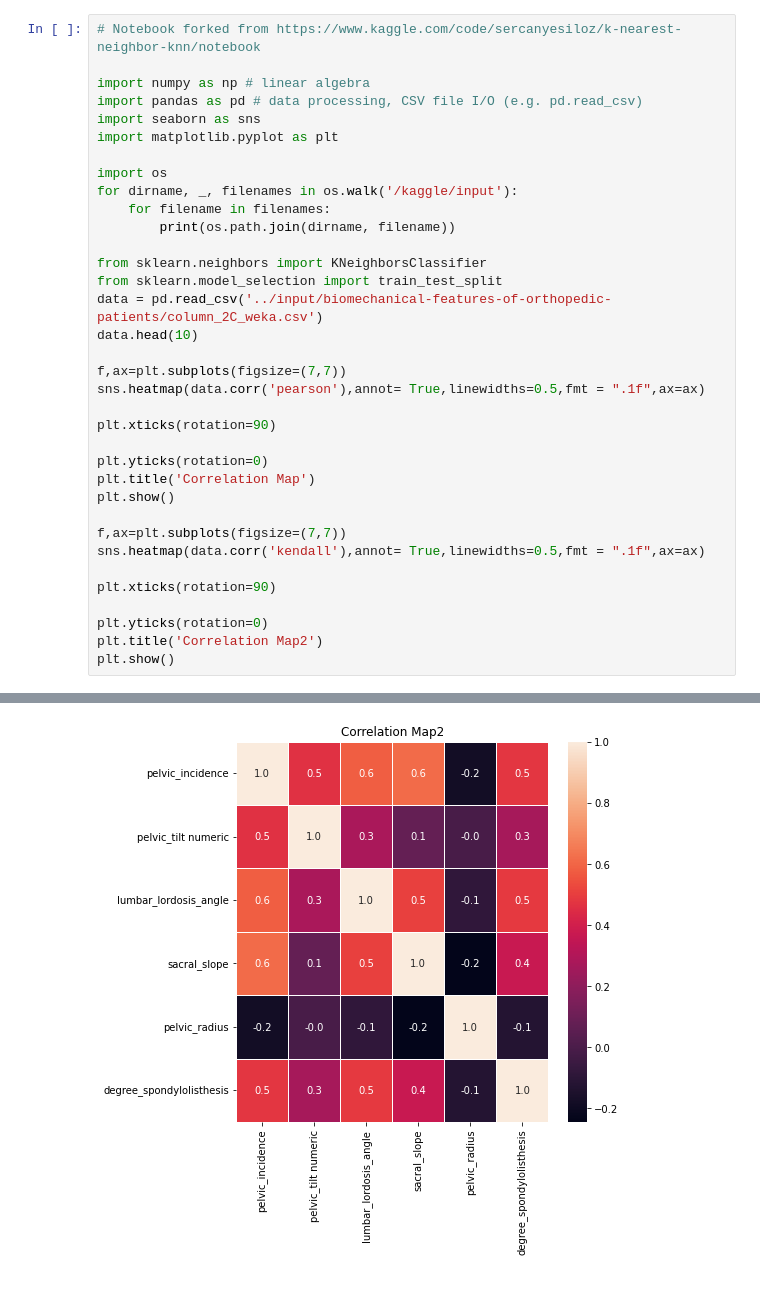
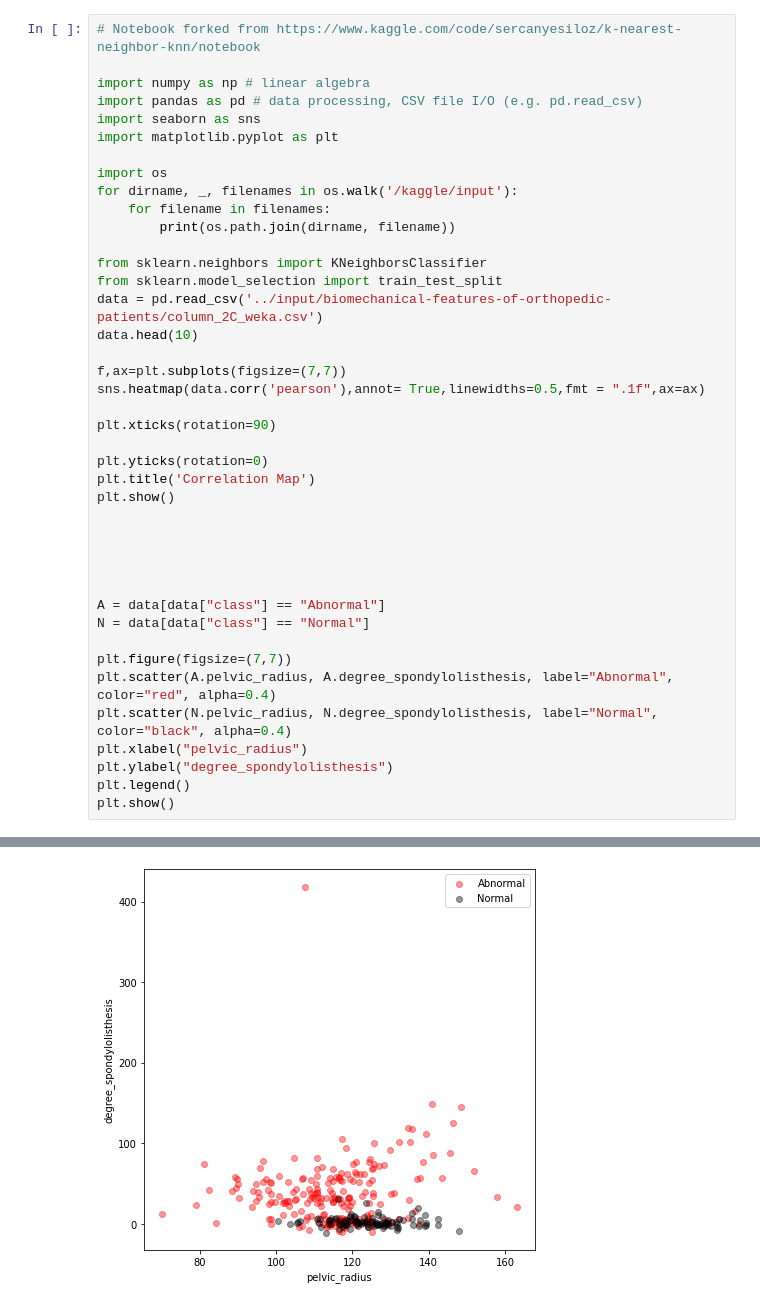
Before and after one commit to loka1282/KaggleCodes, a Jupyter notebook: knn-example.ipynb, the cells around one changed output, grey strips where cells are left out. Saved outputs shown, nothing was run; the diff lists cells and outputs as text.

```diff
--- a/knn-example.ipynb
+++ b/knn-example.ipynb
@@ -5,36 +5,42 @@ import numpy as np # linear algebra
 import pandas as pd # data processing, CSV file I/O (e.g. pd.read_csv)
 import seaborn as sns
 import matplotlib.pyplot as plt
 
 import os
 for dirname, _, filenames in os.walk('/kaggle/input'):
     for filename in filenames:
         print(os.path.join(dirname, filename))
 
 from sklearn.neighbors import KNeighborsClassifier
 from sklearn.model_selection import train_test_split
 data = pd.read_csv('../input/biomechanical-features-of-orthopedic-patients/column_2C_weka.csv')
 data.head(10)
 
 f,ax=plt.subplots(figsize=(7,7))
 sns.heatmap(data.corr('pearson'),annot= True,linewidths=0.5,fmt = ".1f",ax=ax)
 
 plt.xticks(rotation=90)
 
 plt.yticks(rotation=0)
 plt.title('Correlation Map')
 plt.show()
 
-f,ax=plt.subplots(figsize=(7,7))
-sns.heatmap(data.corr('kendall'),annot= True,linewidths=0.5,fmt = ".1f",ax=ax)
 
-plt.xticks(rotation=90)
 
-plt.yticks(rotation=0)
-plt.title('Correlation Map2')
+
+
+A = data[data["class"] == "Abnormal"]
+N = data[data["class"] == "Normal"]
+
+plt.figure(figsize=(7,7))
+plt.scatter(A.pelvic_radius, A.degree_spondylolisthesis, label="Abnormal", color="red", alpha=0.4)
+plt.scatter(N.pelvic_radius, N.degree_spondylolisthesis, label="Normal", color="black", alpha=0.4)
+plt.xlabel("pelvic_radius")
+plt.ylabel("degree_spondylolisthesis")
+plt.legend()
 plt.show()
 # %% [output]
 /kaggle/input/biomechanical-features-of-orthopedic-patients/column_3C_weka.csv
 /kaggle/input/biomechanical-features-of-orthopedic-patients/column_2C_weka.csv
 [figure]
-[figure, old version]
+[figure, new version]
```
